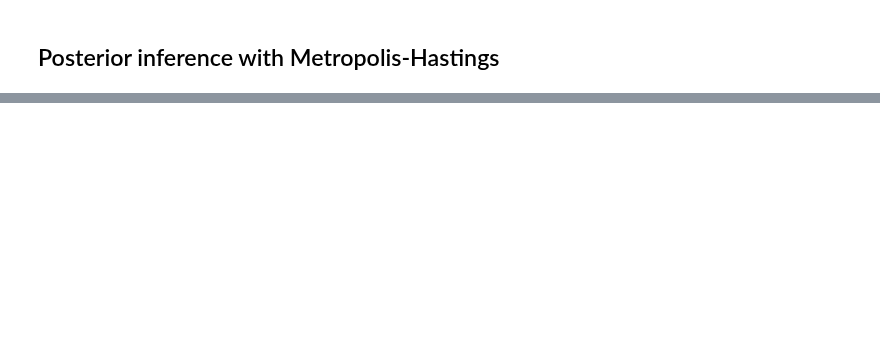
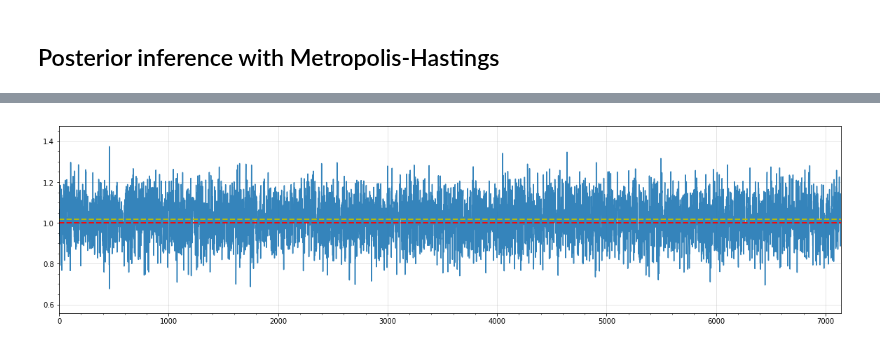
Before and after one commit to montefiore-institute/hypothesis, a Jupyter notebook: examples/metropolis-hastings.ipynb, the cells around one changed output, grey strips where cells are left out. Saved outputs shown, nothing was run; the diff lists cells and outputs as text; code cells hidden in the pictures; blank space fills up the shorter version.

```diff
--- a/examples/metropolis-hastings.ipynb
+++ b/examples/metropolis-hastings.ipynb
@@ -84,0 +81,9 @@ result.efficiency()
+# %%
+thinned_chain = result.thin()
+# %%
+fig, axes = plot_trace(thinned_chain, truth=theta_true, aspect=5, show_burnin=True, show_mean=True)
+fig.set_figheight(figure_height)
+fig.set_figwidth(figure_width)
+plt.show()
+# %% [output]
+[figure, added]
```
Also changed, not shown: parts of 11 cells of this notebook, 1 other file.
